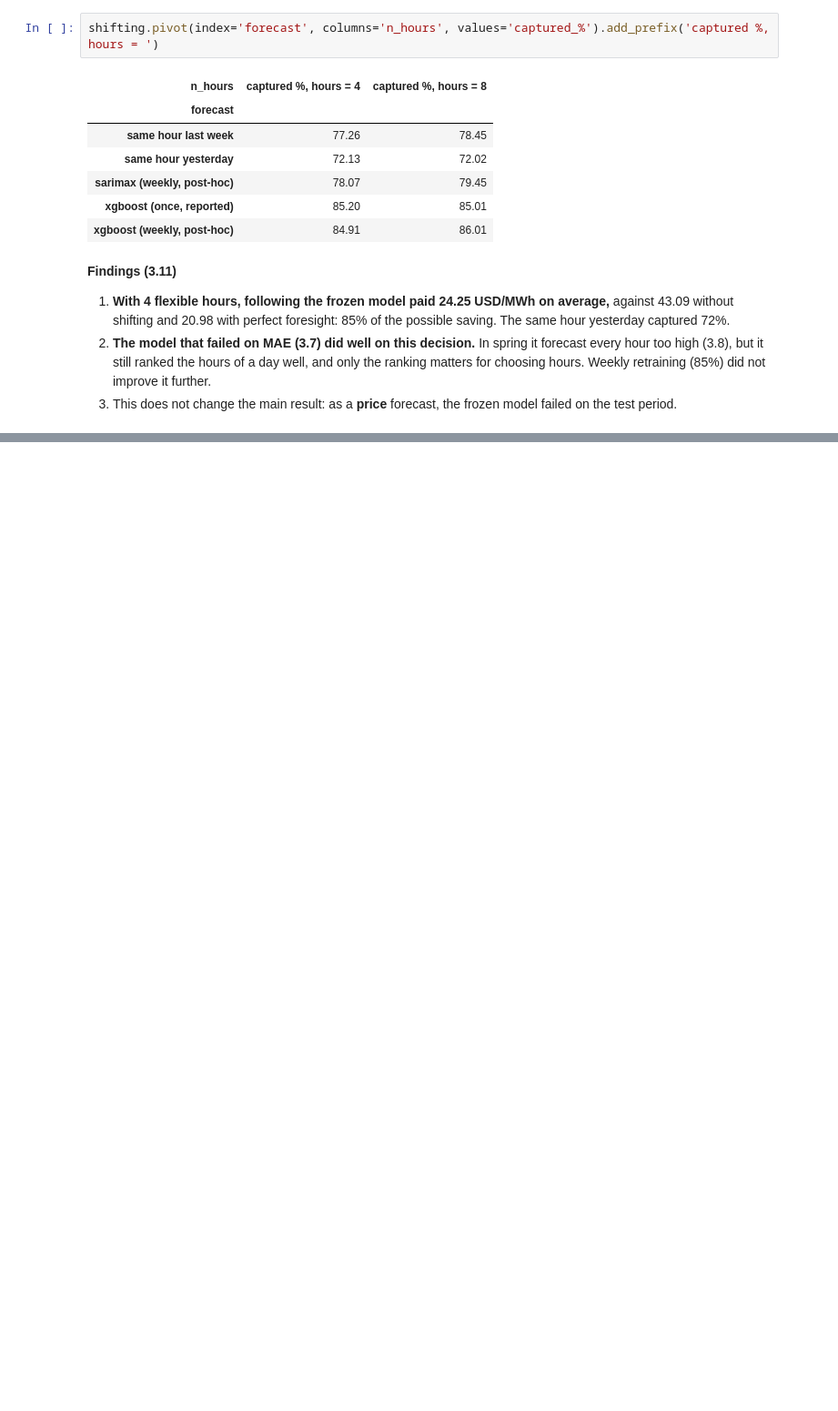
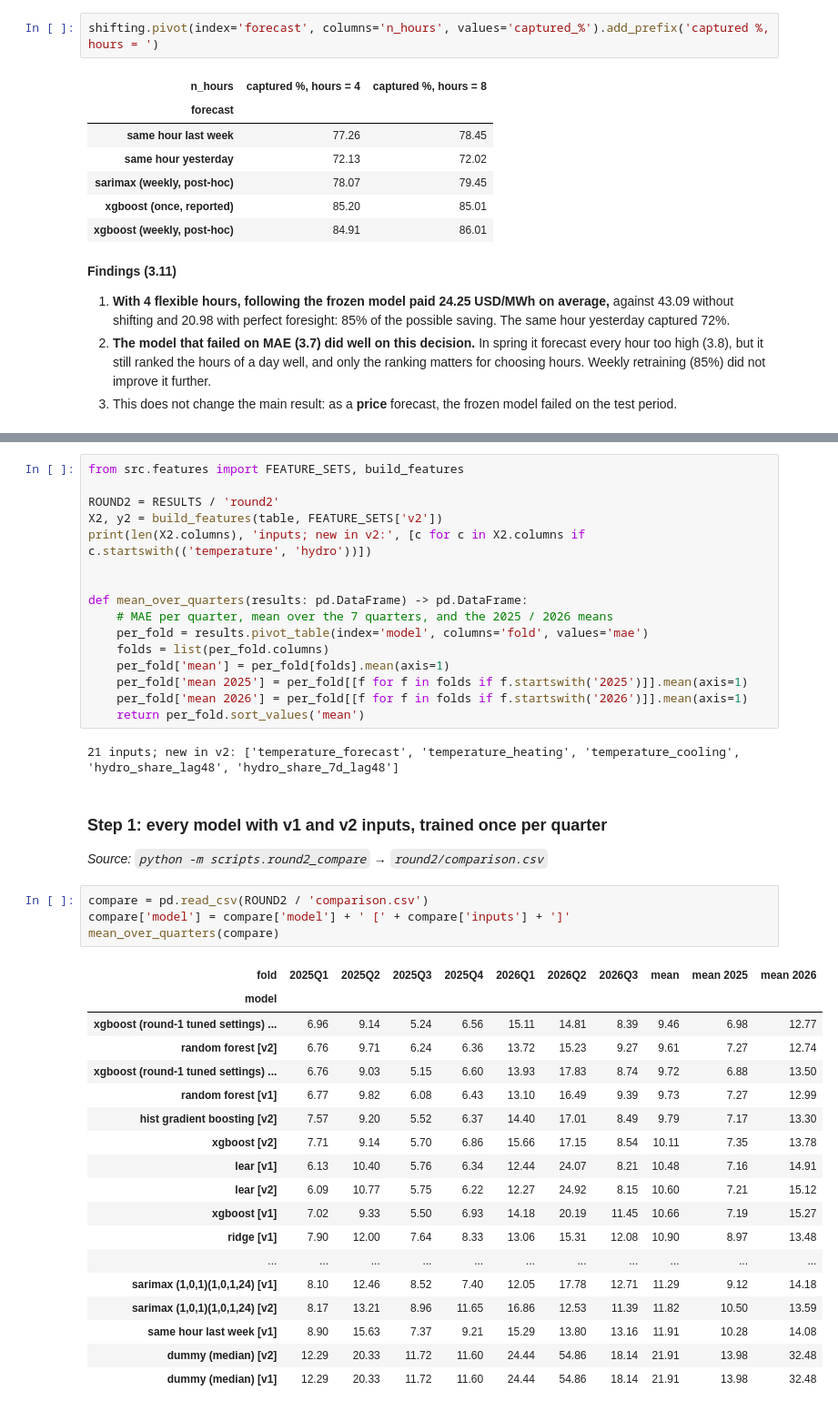
Before and after one commit to icedemirkaano/turkey-electricity-forecasting, a Jupyter notebook: notebooks/02_ptf_models.ipynb, the cells around one changed output, grey strips where cells are left out. Shown at 91% size. Cells and saved outputs as stored; diff of their text form; blank space fills up the shorter version.

Commit message:
Add round 2 and the information-vs-model experiment to the models notebook so the review questions are answered with the saved results

```diff
--- a/notebooks/02_ptf_models.ipynb
+++ b/notebooks/02_ptf_models.ipynb
@@ -634,0 +681,45 @@ shifting.pivot(index='forecast', columns='n_hours', values='captured_%').add_pre
+# %%
+from src.features import FEATURE_SETS, build_features
+
+ROUND2 = RESULTS / 'round2'
+X2, y2 = build_features(table, FEATURE_SETS['v2'])
+print(len(X2.columns), 'inputs; new in v2:', [c for c in X2.columns if c.startswith(('temperature', 'hydro'))])
+
+
+def mean_over_quarters(results: pd.DataFrame) -> pd.DataFrame:
+    # MAE per quarter, mean over the 7 quarters, and the 2025 / 2026 means
+    per_fold = results.pivot_table(index='model', columns='fold', values='mae')
+    folds = list(per_fold.columns)
+    per_fold['mean'] = per_fold[folds].mean(axis=1)
+    per_fold['mean 2025'] = per_fold[[f for f in folds if f.startswith('2025')]].mean(axis=1)
+    per_fold['mean 2026'] = per_fold[[f for f in folds if f.startswith('2026')]].mean(axis=1)
+    return per_fold.sort_values('mean')
+# %% [output]
+21 inputs; new in v2: ['temperature_forecast', 'temperature_heating', 'temperature_cooling', 'hydro_share_lag48', 'hydro_share_7d_lag48']
+# %% [markdown]
+### Step 1: every model with v1 and v2 inputs, trained once per quarter
+
+*Source: `python -m scripts.round2_compare` → `round2/comparison.csv`*
+# %%
+compare = pd.read_csv(ROUND2 / 'comparison.csv')
+compare['model'] = compare['model'] + ' [' + compare['inputs'] + ']'
+mean_over_quarters(compare)
+# %% [output]
+| fold | 2025Q1 | 2025Q2 | 2025Q3 | 2025Q4 | 2026Q1 | 2026Q2 | 2026Q3 | mean | mean 2025 | mean 2026 |
+| model |  |  |  |  |  |  |  |  |  |  |
+| xgboost (round-1 tuned settings) ... | 6.96 | 9.14 | 5.24 | 6.56 | 15.11 | 14.81 | 8.39 | 9.46 | 6.98 | 12.77 |
+| random forest [v2] | 6.76 | 9.71 | 6.24 | 6.36 | 13.72 | 15.23 | 9.27 | 9.61 | 7.27 | 12.74 |
+| xgboost (round-1 tuned settings) ... | 6.76 | 9.03 | 5.15 | 6.60 | 13.93 | 17.83 | 8.74 | 9.72 | 6.88 | 13.50 |
+| random forest [v1] | 6.77 | 9.82 | 6.08 | 6.43 | 13.10 | 16.49 | 9.39 | 9.73 | 7.27 | 12.99 |
+| hist gradient boosting [v2] | 7.57 | 9.20 | 5.52 | 6.37 | 14.40 | 17.01 | 8.49 | 9.79 | 7.17 | 13.30 |
+| xgboost [v2] | 7.71 | 9.14 | 5.70 | 6.86 | 15.66 | 17.15 | 8.54 | 10.11 | 7.35 | 13.78 |
+| lear [v1] | 6.13 | 10.40 | 5.76 | 6.34 | 12.44 | 24.07 | 8.21 | 10.48 | 7.16 | 14.91 |
+| lear [v2] | 6.09 | 10.77 | 5.75 | 6.22 | 12.27 | 24.92 | 8.15 | 10.60 | 7.21 | 15.12 |
+| xgboost [v1] | 7.02 | 9.33 | 5.50 | 6.93 | 14.18 | 20.19 | 11.45 | 10.66 | 7.19 | 15.27 |
+| ridge [v1] | 7.90 | 12.00 | 7.64 | 8.33 | 13.06 | 15.31 | 12.08 | 10.90 | 8.97 | 13.48 |
+| ... | ... | ... | ... | ... | ... | ... | ... | ... | ... | ... |
+| sarimax (1,0,1)(1,0,1,24) [v1] | 8.10 | 12.46 | 8.52 | 7.40 | 12.05 | 17.78 | 12.71 | 11.29 | 9.12 | 14.18 |
+| sarimax (1,0,1)(1,0,1,24) [v2] | 8.17 | 13.21 | 8.96 | 11.65 | 16.86 | 12.53 | 11.39 | 11.82 | 10.50 | 13.59 |
+| same hour last week [v1] | 8.90 | 15.63 | 7.37 | 9.21 | 15.29 | 13.80 | 13.16 | 11.91 | 10.28 | 14.08 |
+| dummy (median) [v2] | 12.29 | 20.33 | 11.72 | 11.60 | 24.44 | 54.86 | 18.14 | 21.91 | 13.98 | 32.48 |
+| dummy (median) [v1] | 12.29 | 20.33 | 11.72 | 11.60 | 24.44 | 54.86 | 18.14 | 21.91 | 13.98 | 32.48 |
```
Also changed, not shown: parts of 19 cells of this notebook.
